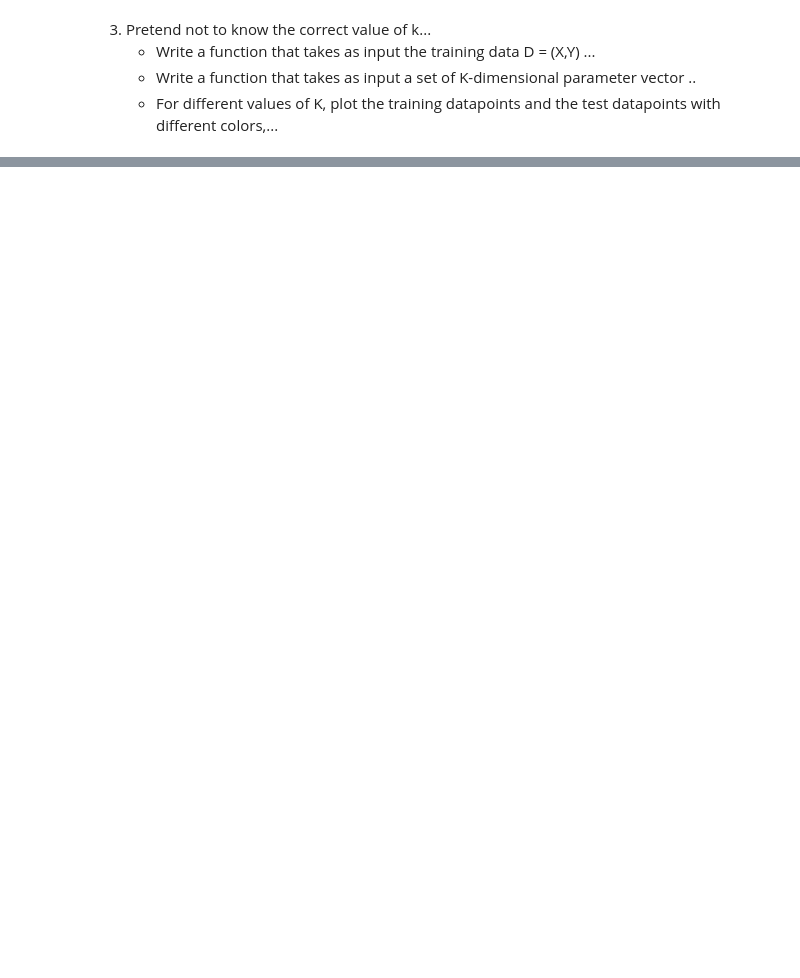
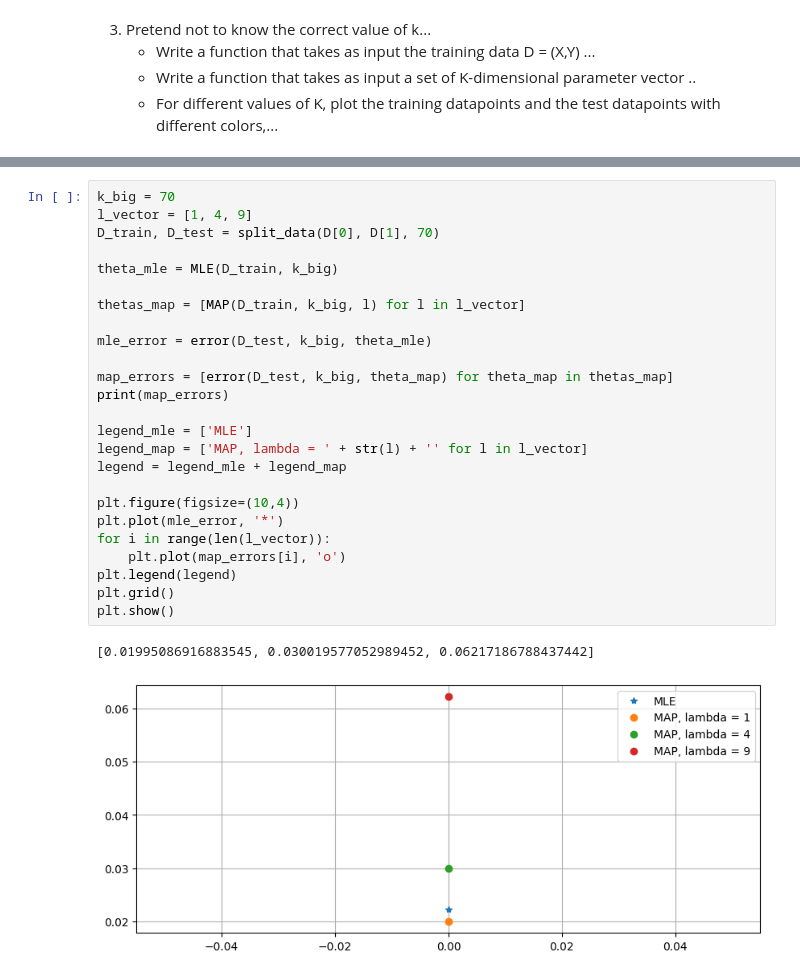
Before and after one commit to ChiaraAngileri/SMM_lab, a Jupyter notebook: Lab4/Homework4.ipynb, the cells around one changed output, grey strips where cells are left out. Drawn from its saved outputs; the diff is of its cells as text; blank space fills up the shorter version.

```diff
--- a/Lab4/Homework4.ipynb
+++ b/Lab4/Homework4.ipynb
@@ -139,0 +280,28 @@ def plot_mle(theta_mle_train, theta_mle_test):
+# %%
+k_big = 70
+l_vector = [1, 4, 9]
+D_train, D_test = split_data(D[0], D[1], 70)
+
+theta_mle = MLE(D_train, k_big)
+
+thetas_map = [MAP(D_train, k_big, l) for l in l_vector]
+
+mle_error = error(D_test, k_big, theta_mle)
+
+map_errors = [error(D_test, k_big, theta_map) for theta_map in thetas_map]
+print(map_errors)
+
+legend_mle = ['MLE']
+legend_map = ['MAP, lambda = ' + str(l) + '' for l in l_vector]
+legend = legend_mle + legend_map
+
+plt.figure(figsize=(10,4))
+plt.plot(mle_error, '*')
+for i in range(len(l_vector)):
+    plt.plot(map_errors[i], 'o')
+plt.legend(legend)
+plt.grid()
+plt.show()
+# %% [output]
+[0.01995086916883545, 0.030019577052989452, 0.06217186788437442]
+[figure, added]
```
Also changed, not shown: parts of 25 cells of this notebook, 1 other file.
